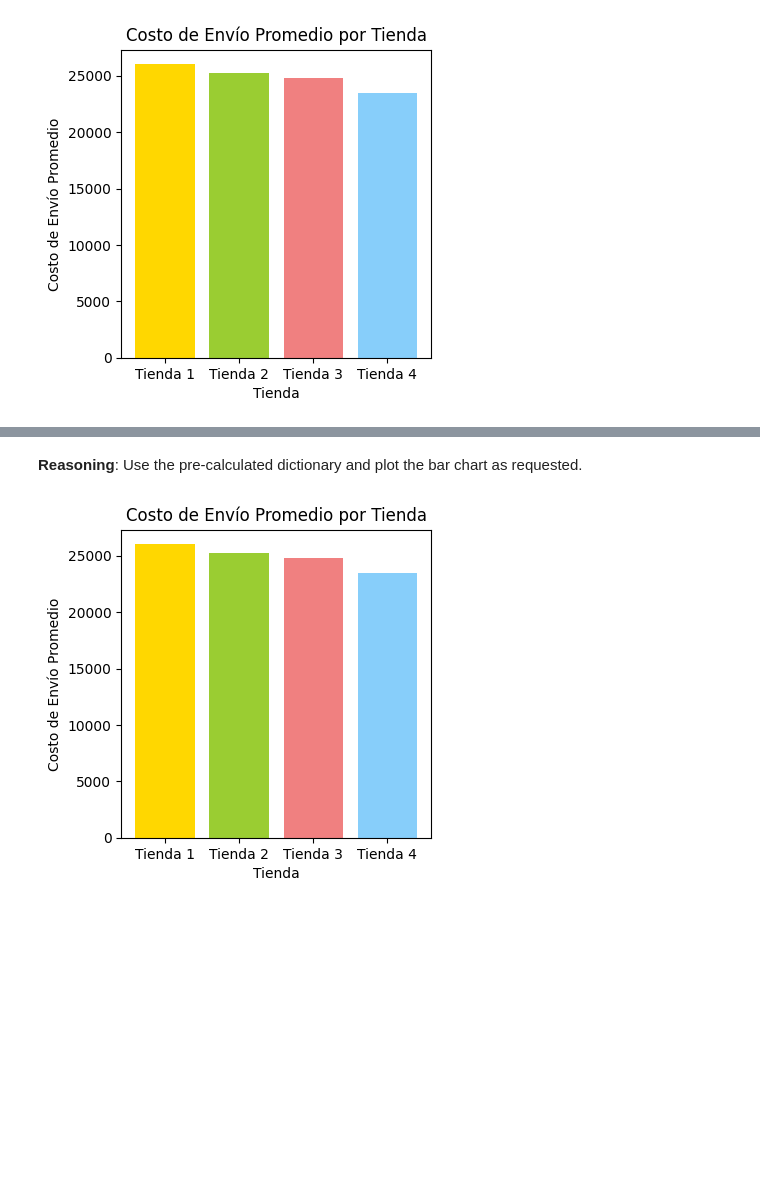
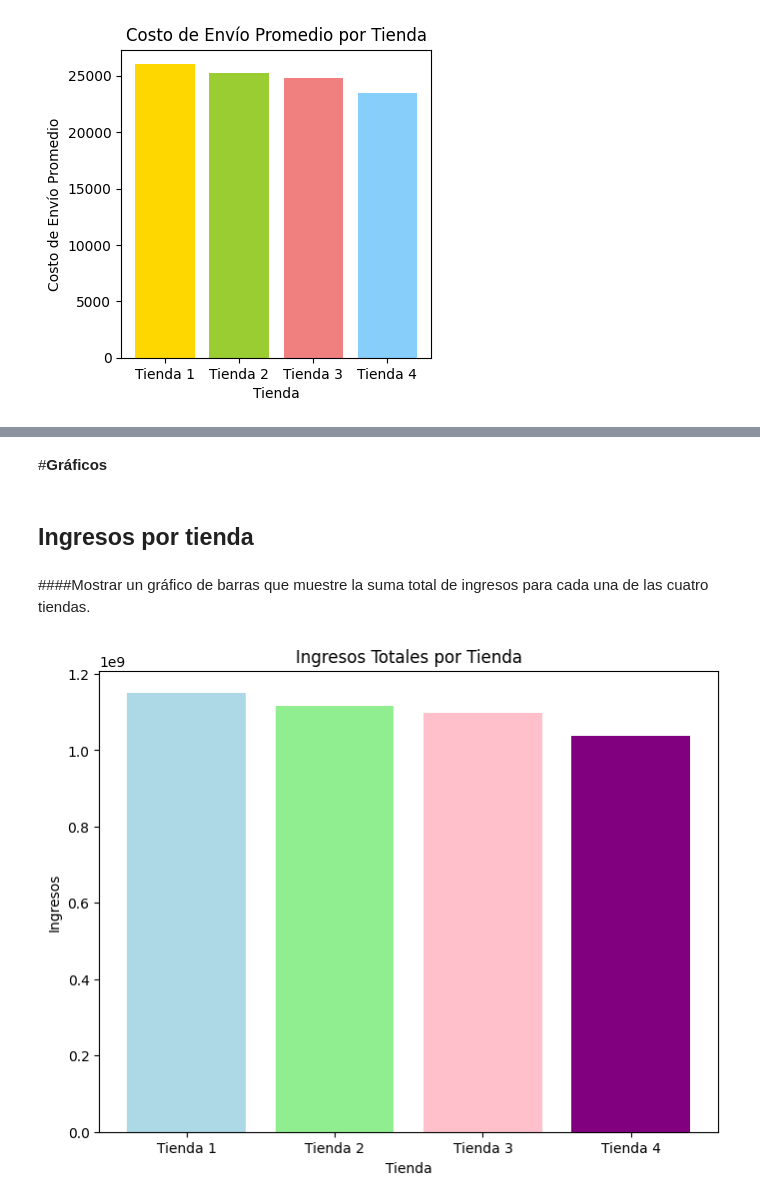
Before and after one commit to Gaby46Pe/challenge1-data-science-latam-gap, a Jupyter notebook: AluraStoreLatam.ipynb, the cells around one changed output, grey strips where cells are left out. Drawn from its saved outputs; the diff is of its cells as text; code cells hidden in the pictures; blank space fills up the shorter version.

```diff
--- a/AluraStoreLatam.ipynb
+++ b/AluraStoreLatam.ipynb
@@ -958,12 +779,25 @@ Crear un gráfico de barras que muestre el `Costo de envío` promedio para cada
-# %% [markdown]
-**Reasoning**:
-Use the pre-calculated dictionary and plot the bar chart as requested.
-# %%
-plt.figure(figsize=(4, 4))
-plt.bar(costos_envio_promedio.keys(), costos_envio_promedio.values(), color=['gold', 'yellowgreen', 'lightcoral', 'lightskyblue'])
-plt.title('Costo de Envío Promedio por Tienda')
-plt.xlabel('Tienda')
-plt.ylabel('Costo de Envío Promedio')
-plt.show()
-# %% [output]
-[figure, removed]
+# %% [markdown]
+
+#**Gráficos**
+# %% [markdown]
+## **Ingresos por tienda**
+# %% [markdown]
+####Mostrar un gráfico de barras que muestre la suma total de ingresos para cada una de las cuatro tiendas.
+# %%
+import matplotlib.pyplot as plt
+
+ingresos_totales = {
+    'Tienda 1': tienda['Precio'].sum(),
+    'Tienda 2': tienda2['Precio'].sum(),
+    'Tienda 3': tienda3['Precio'].sum(),
+    'Tienda 4': tienda4['Precio'].sum()
+}
+
+plt.figure(figsize=(8, 6))
+plt.bar(ingresos_totales.keys(), ingresos_totales.values(), color=['lightblue', 'lightgreen', 'pink', 'purple'])
+plt.title('Ingresos Totales por Tienda')
+plt.xlabel('Tienda')
+plt.ylabel('Ingresos')
+plt.show()
+# %% [output]
+[figure, added]
```
Also changed, not shown: parts of 38 cells of this notebook.
